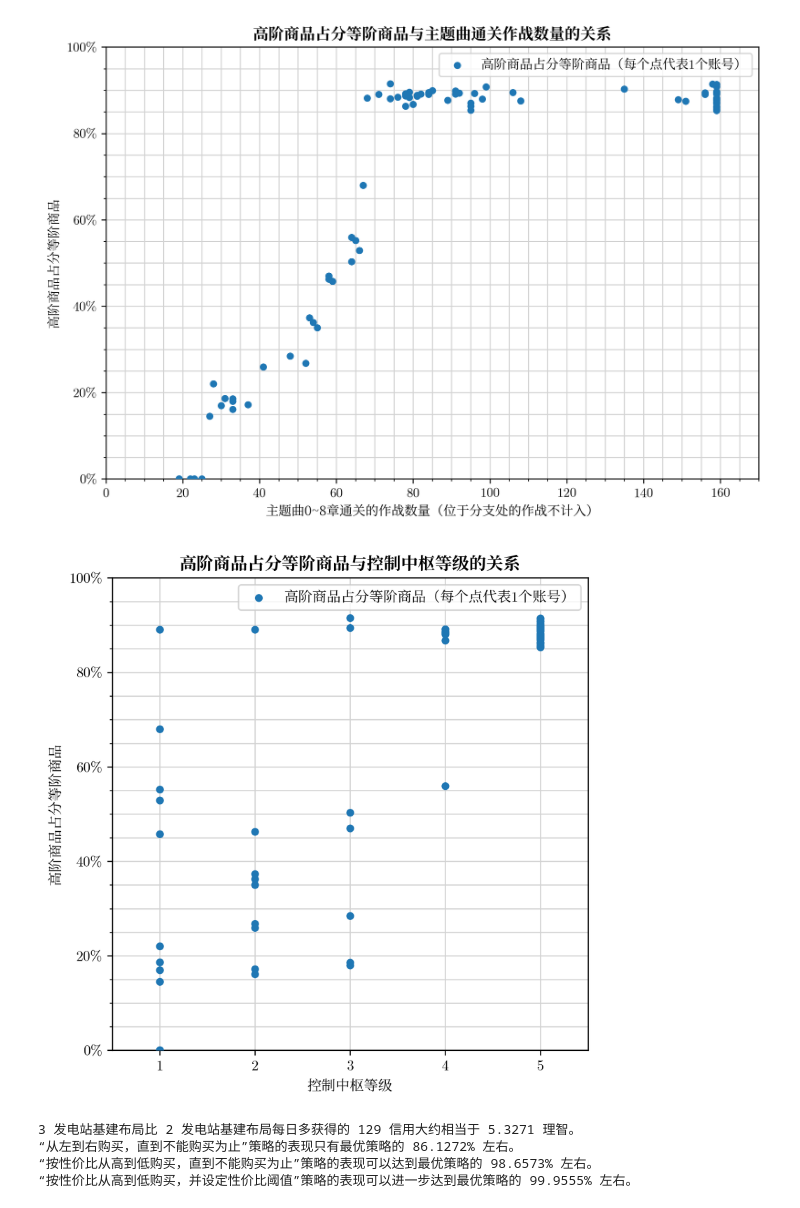
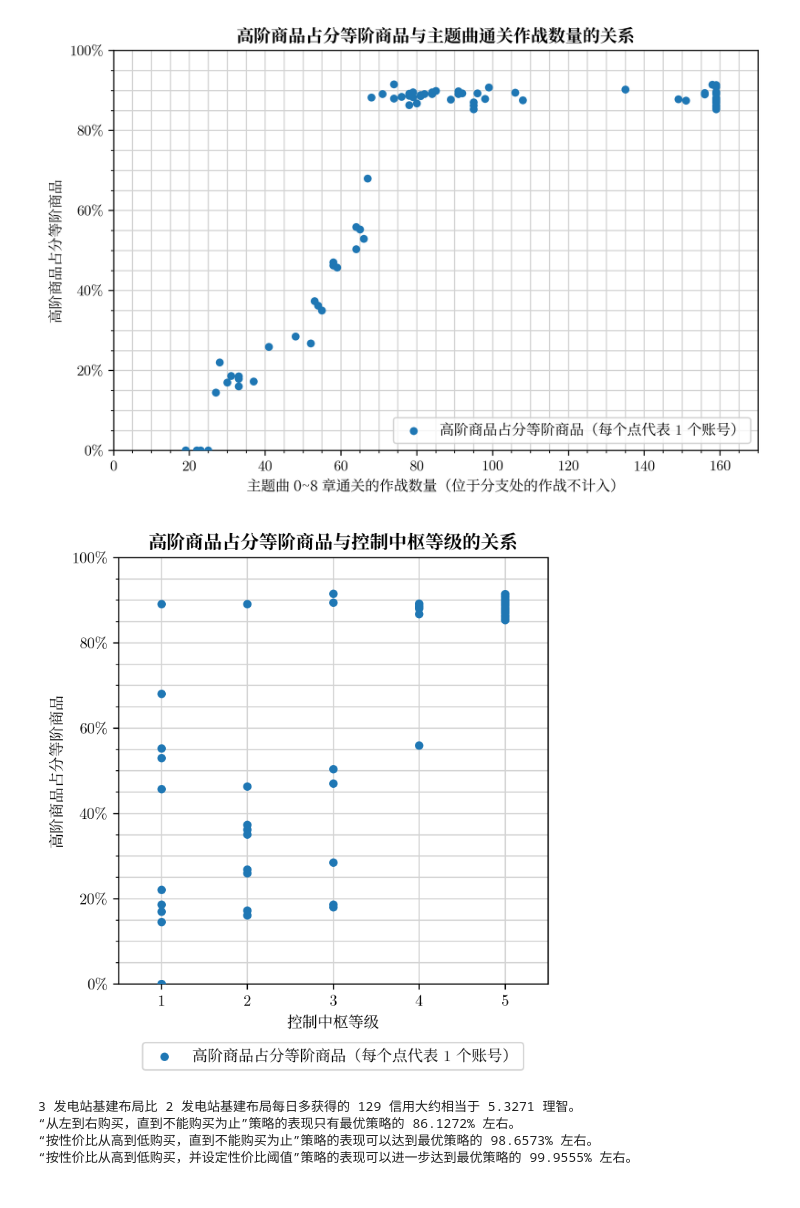
Before and after one commit to BiologyHazard/credit-store-optimizer, a Jupyter notebook: 杂项.ipynb, the cells around one changed output. Drawn from its saved outputs; the diff is of its cells as text; code cells hidden in the pictures.

```diff
--- a/杂项.ipynb
+++ b/杂项.ipynb
@@ -17,7 +17,7 @@ plt.rcParams['font.family'] = "serif"
 plt.rcParams['font.serif'] = ["CMU Serif", "Source Han Serif SC"]
 plt.rcParams["mathtext.fontset"] = "cm"
 plt.rcParams['figure.dpi'] = 300
-plt.rcParams['figure.figsize'] = (10, 7)
+plt.rcParams['figure.figsize'] = (8, 6)
 plt.rcParams["axes.titleweight"] = "bold"
 # %%
 data_str = """主线进度0关卡数量	控制中枢等级	高阶商品占分等阶商品
@@ -104,41 +104,41 @@ data_str = """主线进度0关卡数量	控制中枢等级	高阶商品占分等
 # %%
 data = pd.read_csv(StringIO(data_str), sep="\t")
 # 将“高阶商品占分等阶商品”列去掉百分号并转为浮点数
 data["高阶商品占分等阶商品"] = data["高阶商品占分等阶商品"].str.rstrip("%").astype(float) / 100
 
-plt.figure(figsize=(9, 6))
-plt.scatter(data["主线进度0关卡数量"], data["高阶商品占分等阶商品"], s=20, label="高阶商品占分等阶商品（每个点代表1个账号）", zorder=100)
-plt.xlabel("主题曲0~8章通关的作战数量（位于分支处的作战不计入）", family=["Source Han Serif SC"])
+plt.figure(figsize=(8, 5))
+plt.scatter(data["主线进度0关卡数量"], data["高阶商品占分等阶商品"], s=20, label="高阶商品占分等阶商品（每个点代表 1 个账号）", zorder=100)
+plt.xlabel("主题曲 0~8 章通关的作战数量（位于分支处的作战不计入）", family=["Source Han Serif SC"])
 plt.ylabel("高阶商品占分等阶商品", family=["Source Han Serif SC"])
 plt.xlim(0, 170)
 plt.ylim(0, 1)
 plt.gca().yaxis.set_major_formatter(PercentFormatter(1.0))
 plt.title("高阶商品占分等阶商品与主题曲通关作战数量的关系", family=["Source Han Serif SC"])
-plt.legend(prop={"family": ["CMU Serif", "Source Han Serif SC"]})
+plt.legend(loc="lower right", prop={"family": ["CMU Serif", "Source Han Serif SC"]})
 plt.minorticks_on()
 plt.grid(color='lightgray', which='both')
 plt.savefig("figures/高阶商品占分等阶商品与主题曲通关作战数量的关系.png", bbox_inches='tight')
 # %% [output]
-[figure, old version]
+[figure, new version]
 # %%
 data = pd.read_csv(StringIO(data_str), sep="\t")
 # 将“高阶商品占分等阶商品”列去掉百分号并转为浮点数
 data["高阶商品占分等阶商品"] = data["高阶商品占分等阶商品"].str.rstrip("%").astype(float) / 100
 
-plt.figure(figsize=(6, 6))
-plt.scatter(data["控制中枢等级"], data["高阶商品占分等阶商品"], s=20, label="高阶商品占分等阶商品（每个点代表1个账号）", zorder=100)
+plt.figure(figsize=(5, 5))
+plt.scatter(data["控制中枢等级"], data["高阶商品占分等阶商品"], s=20, label="高阶商品占分等阶商品（每个点代表 1 个账号）", zorder=100)
 plt.xlabel("控制中枢等级", family=["Source Han Serif SC"])
 plt.ylabel("高阶商品占分等阶商品", family=["Source Han Serif SC"])
 plt.xlim(0.5, 5.5)
 plt.ylim(0, 1)
 plt.gca().yaxis.set_major_formatter(PercentFormatter(1.0))
 plt.title("高阶商品占分等阶商品与控制中枢等级的关系", family=["Source Han Serif SC"])
-plt.legend(prop={"family": ["CMU Serif", "Source Han Serif SC"]})
+plt.legend(loc='upper center', bbox_to_anchor=(0.5, -0.12), ncol=1, prop={"family": ["CMU Serif", "Source Han Serif SC"]})
 plt.gca().yaxis.minorticks_on()
 plt.grid(color='lightgray', which='both')
 plt.savefig("figures/高阶商品占分等阶商品与控制中枢等级的关系.png", bbox_inches='tight')
 # %% [output]
-[figure, old version]
+[figure, new version]
 # %%
 最优购买策略 = 不同购买策略的比较["考虑天数为 N = 11 时的信用交易所最优购买策略"]
 从左到右购买策略 = 不同购买策略的比较["从左到右购买，直到不能购买为止策略"]
```
Also changed, not shown: parts of 6 cells of this notebook, 21 other files.
